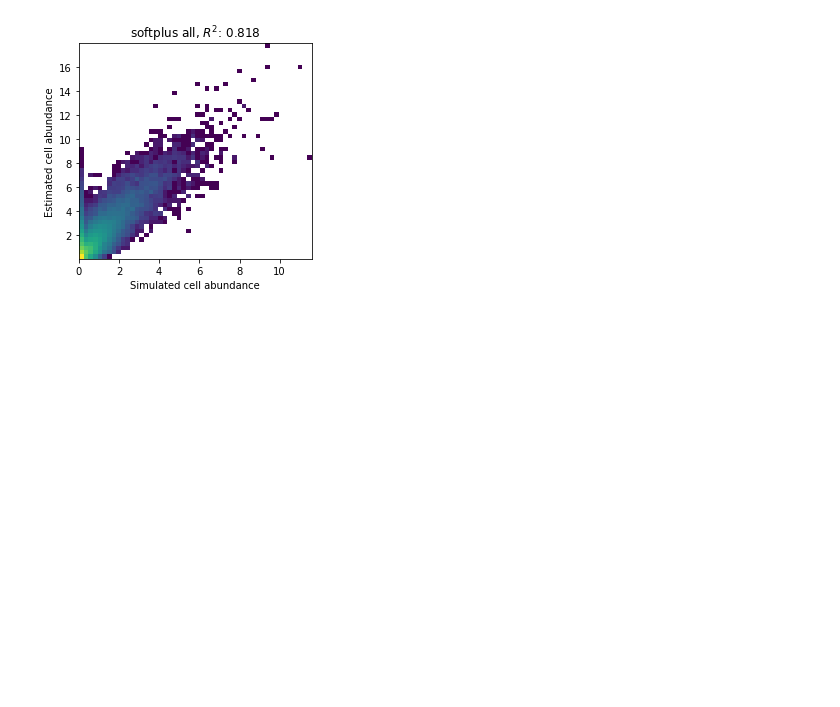
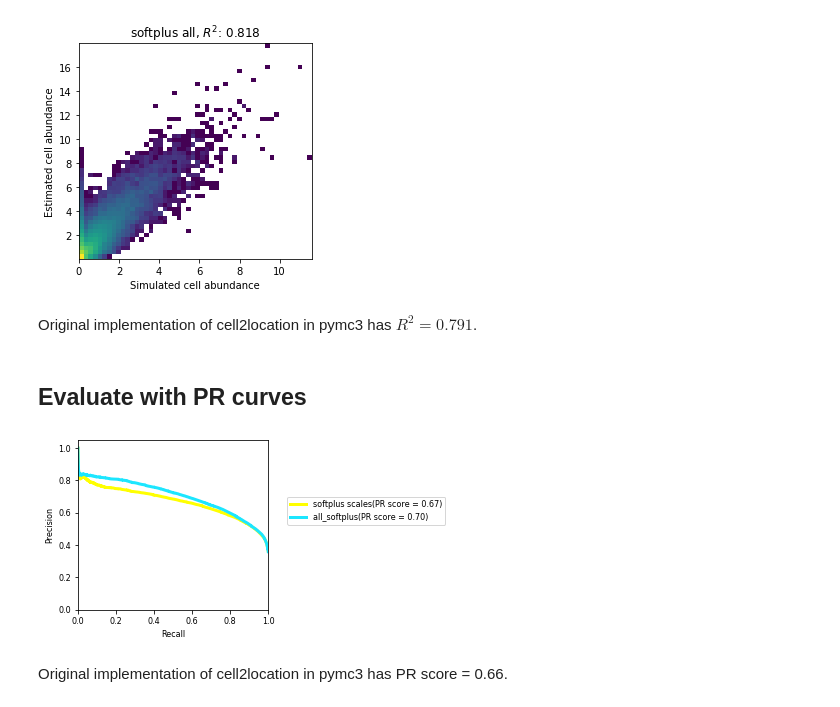
Before and after one commit to pyro-ppl/sandbox, a Jupyter notebook: 2021-03-softplus_scales/cell2location_synthetic_data_numpyro.ipynb, the cells around one changed output. Drawn from its saved outputs; the diff is of its cells as text; code cells hidden in the pictures; blank space fills up the shorter version.

Commit message:
added PR curves

```diff
--- a/2021-03-softplus_scales/cell2location_synthetic_data_numpyro.ipynb
+++ b/2021-03-softplus_scales/cell2location_synthetic_data_numpyro.ipynb
@@ -376,3 +360,7 @@ plt.tight_layout()
 #plt.savefig(fig_path + '/Cell_density_cor.pdf')
 # %% [output]
 [figure]
+# %% [markdown]
+Original implementation of cell2location in pymc3 has $R^2 = 0.791$.
+# %% [markdown]
+## Evaluate with PR curves
@@ -378,0 +486,25 @@ plt.tight_layout()
+# %%
+rcParams['figure.figsize'] = 6, 3
+rcParams['font.size'] = 8
+
+results = [
+    #infer_cell_count,
+    infer_cell_count_softplus,
+    infer_cell_count_softplus_all
+]
+
+names = [
+    #'exp',
+    'softplus scales',
+    'all_softplus'
+]
+
+compare_precision_recall(cell_count.values > 0.1,
+                         results,
+                         method_title=names,
+                         legend_loc=(1.1, 0.5))
+plt.tight_layout()
+# %% [output]
+[figure, added]
+# %% [markdown]
+Original implementation of cell2location in pymc3 has PR score = 0.66.
```
Also changed, not shown: parts of 7 cells of this notebook.
